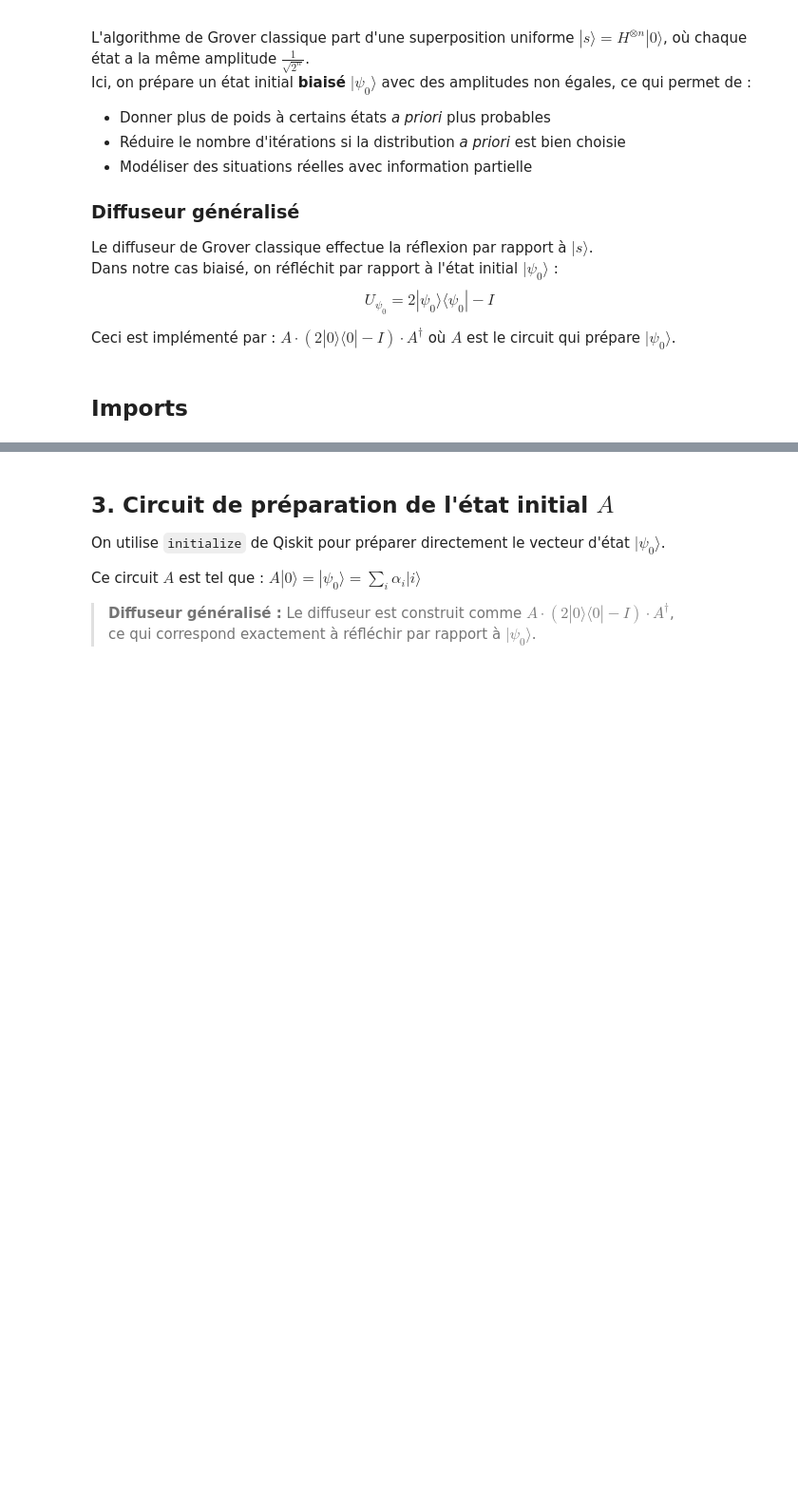
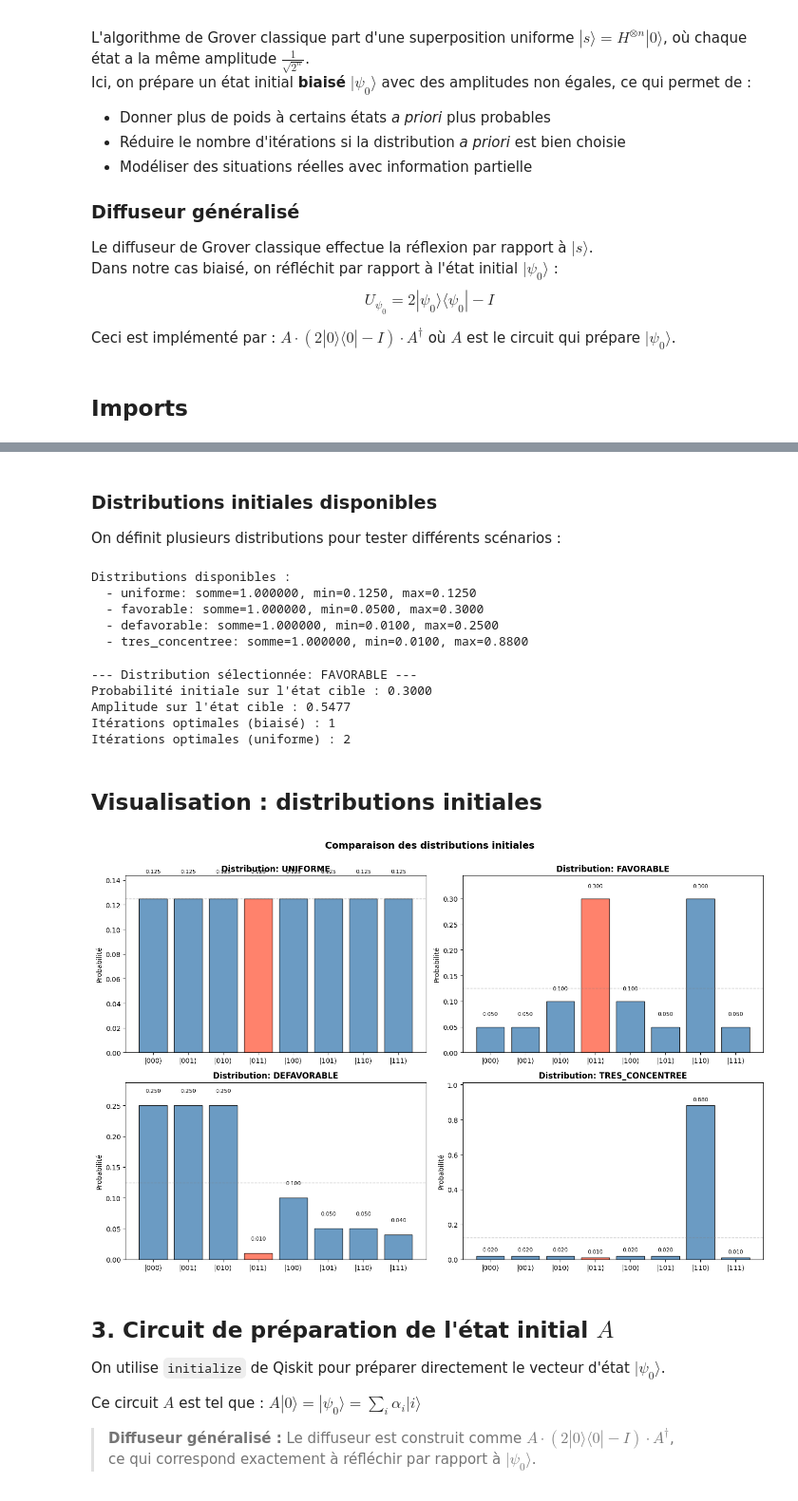
Before and after one commit to lilound/ptir_quantum, a Jupyter notebook: enzo_julien/grover_biaise_degga.ipynb, the cells around one changed output, grey strips where cells are left out. Shown at 95% size. Saved outputs shown, nothing was run; the diff lists cells and outputs as text; code cells hidden in the pictures; blank space fills up the shorter version.

```diff
--- a/enzo_julien/grover_biaise_degga.ipynb
+++ b/enzo_julien/grover_biaise_degga.ipynb
@@ -89,3 +48,83 @@ plt.show()
+# %% [markdown]
+### Distributions initiales disponibles
+
+On définit plusieurs distributions pour tester différents scénarios :
+# %%
+# Dictionnaire des distributions disponibles
+DISTRIBUTIONS = {
+    "uniforme": np.ones(N) / N,
+
+    "favorable": np.array([0.05, 0.05, 0.1, 0.3, 0.1, 0.05, 0.3, 0.05]),
+
+    "defavorable": np.array([0.25, 0.25, 0.25, 0.01, 0.10, 0.05, 0.05, 0.04]),
+
+    "tres_concentree": np.array([0.02, 0.02, 0.02, 0.01, 0.02, 0.02, 0.88, 0.01]),
+}
+
+# Normaliser toutes les distributions
+for name in DISTRIBUTIONS:
+    DISTRIBUTIONS[name] = DISTRIBUTIONS[name] / DISTRIBUTIONS[name].sum()
+
+print("Distributions disponibles :")
+for name, dist in DISTRIBUTIONS.items():
+    print(f"  - {name}: somme={dist.sum():.6f}, min={dist.min():.4f}, max={dist.max():.4f}")
+# %% [output]
+Distributions disponibles :
+  - uniforme: somme=1.000000, min=0.1250, max=0.1250
+  - favorable: somme=1.000000, min=0.0500, max=0.3000
+  - defavorable: somme=1.000000, min=0.0100, max=0.2500
+  - tres_concentree: somme=1.000000, min=0.0100, max=0.8800
+# %%
+# Sélectionner la distribution par défaut pour le reste du notebook
+selected_distribution = "favorable"
+raw_probs = DISTRIBUTIONS[selected_distribution].copy()
+amplitudes = np.sqrt(raw_probs)
+
+# Amplitude et itérations optimales pour cette distribution
+amplitude_cibles = np.sqrt(sum(raw_probs[i] for i in marked_indices))
+optimal_num_iterations_biased = math.floor(
+    math.pi / (4 * math.asin(amplitude_cibles))
+)
+optimal_num_iterations_classic = math.floor(
+    math.pi / (4 * math.asin(math.sqrt(len(marked_states) / N)))
+)
+
+print(f"\n--- Distribution sélectionnée: {selected_distribution.upper()} ---")
+print(f"Probabilité initiale sur l'état cible : {amplitude_cibles**2:.4f}")
+print(f"Amplitude sur l'état cible : {amplitude_cibles:.4f}")
+print(f"Itérations optimales (biaisé) : {optimal_num_iterations_biased}")
+print(f"Itérations optimales (uniforme) : {optimal_num_iterations_classic}")
+# %% [output]
+--- Distribution sélectionnée: FAVORABLE ---
+Probabilité initiale sur l'état cible : 0.3000
+Amplitude sur l'état cible : 0.5477
+Itérations optimales (biaisé) : 1
+Itérations optimales (uniforme) : 2
+# %% [markdown]
+## Visualisation : distributions initiales
+# %%
+def plot_distribution(probs, title, ax):
+    """Tracer une distribution avec coloration des états cibles."""
+    labels = [f"|{i:03b}⟩" for i in range(N)]
+    colors = ['tomato' if i in marked_indices else 'steelblue' for i in range(N)]
+    ax.bar(labels, probs, color=colors, edgecolor='black', alpha=0.8)
+    ax.axhline(1/N, color='gray', linestyle='--', alpha=0.5, linewidth=1)
+    ax.set_title(title, fontsize=12, fontweight='bold')
+    ax.set_ylabel('Probabilité')
+    for i, val in enumerate(probs):
+        ax.text(i, val + 0.02, f'{val:.3f}', ha='center', va='bottom', fontsize=8)
+    ax.set_ylim(0, max(probs) * 1.15)
+
+# Visualiser toutes les distributions
+fig, axes = plt.subplots(2, 2, figsize=(14, 9))
+axes = axes.flatten()
+for idx, (name, dist) in enumerate(DISTRIBUTIONS.items()):
+    plot_distribution(dist, f"Distribution: {name.upper()}", axes[idx])
+plt.suptitle('Comparaison des distributions initiales', fontsize=14, fontweight='bold', y=1.00)
+plt.tight_layout()
+plt.show()
+# %% [output]
+[figure, added]
 # %% [markdown]
 ## 3. Circuit de préparation de l'état initial $A$
 
```
Also changed, not shown: parts of 59 cells of this notebook.
